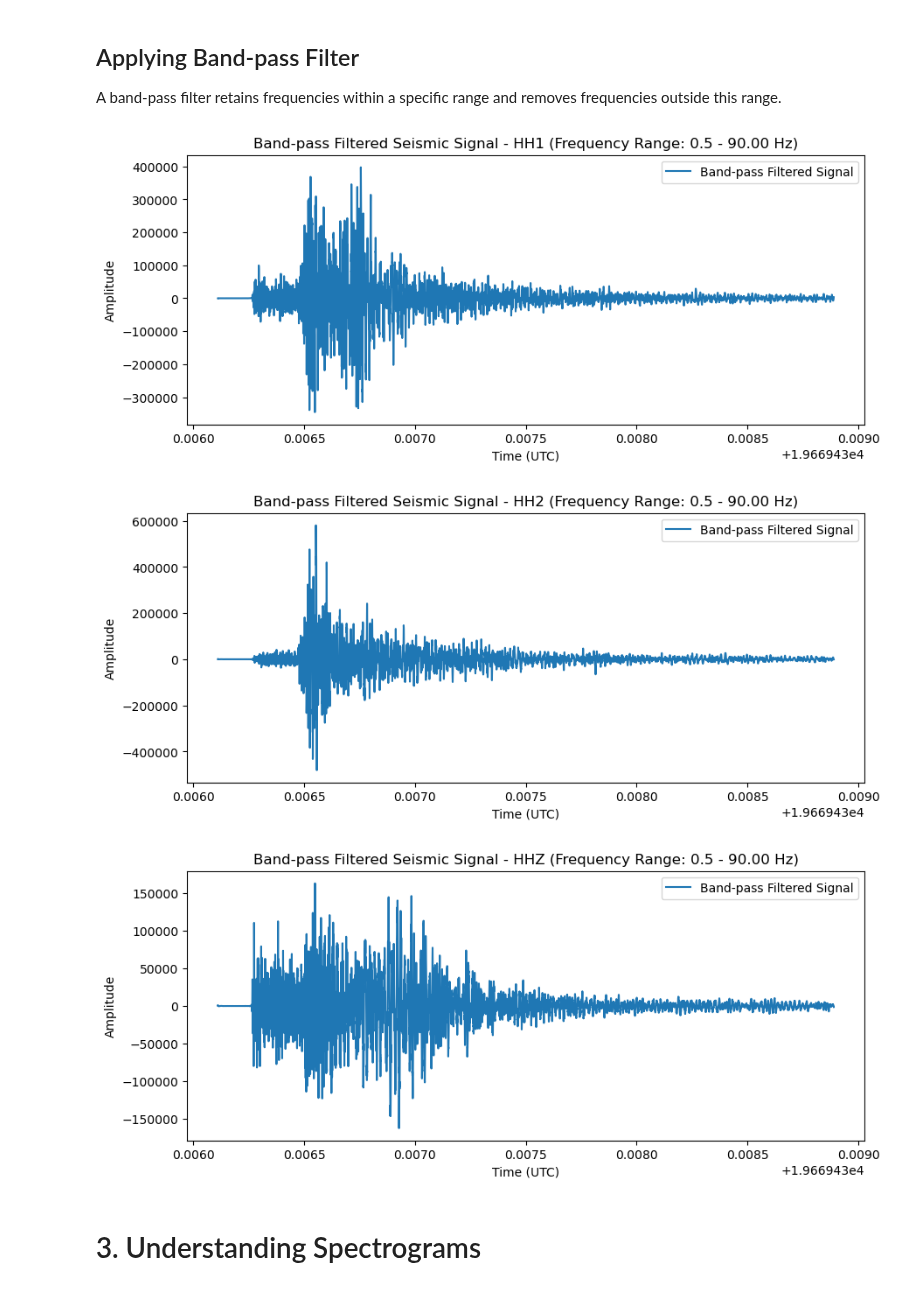
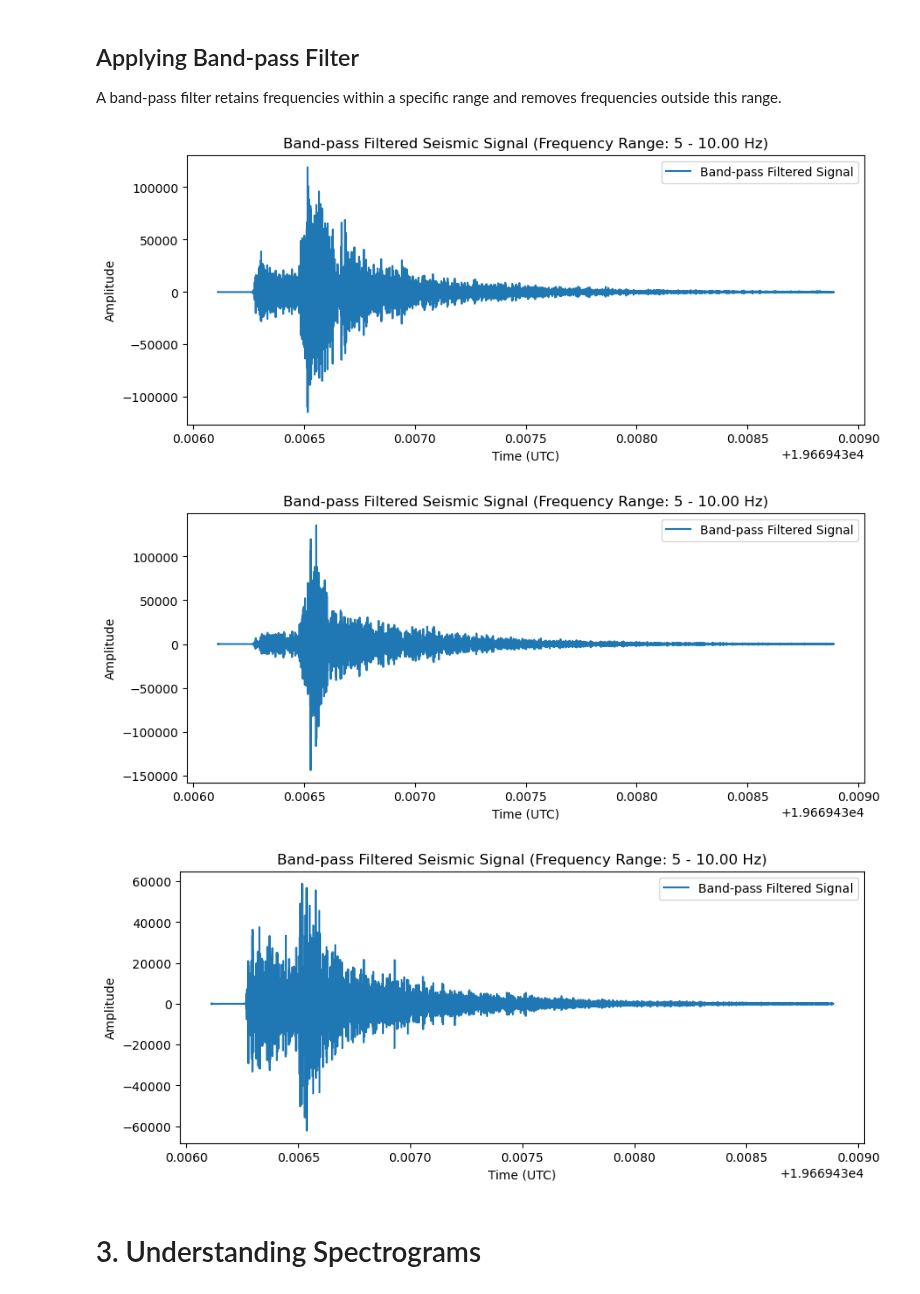
Before and after one commit to EarthScope/GeoLab, a Jupyter notebook: notebooks/Community_Notebooks/SAGE/Signal_Processing.ipynb, the cells around one changed output. Drawn from its saved outputs; the diff is of its cells as text; code cells hidden in the pictures.

```diff
--- a/notebooks/Community_Notebooks/SAGE/Signal_Processing.ipynb
+++ b/notebooks/Community_Notebooks/SAGE/Signal_Processing.ipynb
@@ -94,7 +94,7 @@ A low-pass filter removes high-frequency noise and retains the low-frequency com
 from obspy.signal.filter import lowpass
 
 # Define the cutoff frequency for the low-pass filter
-low_cutoff = 1.0  # Hz
+low_cutoff = 2  # Hz
 
 # Apply the low-pass filter to each trace in the stream
 for tr in stream:
@@ -105,7 +105,7 @@ for tr in stream:
     plt.plot(tr.times("matplotlib"), lowpass_trace, label='Low-pass Filtered Signal')
     plt.xlabel('Time (UTC)')
     plt.ylabel('Amplitude')
-    plt.title(f'Low-pass Filtered Seismic Signal - {tr.stats.channel} (Cutoff Frequency: {low_cutoff} Hz)')
+    plt.title(f'Low-pass Filtered Seismic Signal (Cutoff Frequency: {low_cutoff} Hz)')
     plt.legend()
     plt.show()
 # %% [output]
@@ -130,7 +130,7 @@ for tr in stream:
     plt.plot(tr.times("matplotlib"), highpass_trace, label='High-pass Filtered Signal')
     plt.xlabel('Time (UTC)')
     plt.ylabel('Amplitude')
-    plt.title(f'High-pass Filtered Seismic Signal - {tr.stats.channel} (Cutoff Frequency: {high_cutoff} Hz)')
+    plt.title(f'High-pass Filtered Seismic Signal  (Cutoff Frequency: {high_cutoff} Hz)')
     plt.legend()
     plt.show()
 # %% [output]
@@ -143,30 +143,30 @@ A band-pass filter retains frequencies within a specific range and removes frequ
 # %%
 from obspy.signal.filter import bandpass
 
 # Apply the band-pass filter to each trace in the stream
 for tr in stream:
     # Determine the Nyquist frequency
     nyquist_freq = tr.stats.sampling_rate / 2.0
 
     # Define the frequency range for the band-pass filter
-    freqmin = 0.5  # Minimum frequency
-    freqmax = nyquist_freq * 0.9  # Slightly below Nyquist frequency
+    freqmin = 5  # Minimum frequency
+    freqmax = nyquist_freq * 0.10  # Slightly below Nyquist frequency
 
     # Apply the band-pass filter
     bandpass_trace = bandpass(tr.data, freqmin, freqmax, tr.stats.sampling_rate)
 
     # Plot the band-pass filtered signal
     plt.figure(figsize=(10, 4))
     plt.plot(tr.times("matplotlib"), bandpass_trace, label='Band-pass Filtered Signal')
     plt.xlabel('Time (UTC)')
     plt.ylabel('Amplitude')
-    plt.title(f'Band-pass Filtered Seismic Signal - {tr.stats.channel} (Frequency Range: {freqmin} - {freqmax:.2f} Hz)')
+    plt.title(f'Band-pass Filtered Seismic Signal (Frequency Range: {freqmin} - {freqmax:.2f} Hz)')
     plt.legend()
     plt.show()
 # %% [output]
-[figure, old version]
+[figure, new version]
-[figure, old version]
+[figure, new version]
-[figure, old version]
+[figure, new version]
 # %% [markdown]
 # 3. Understanding Spectrograms
 # %% [markdown]
```
Also changed, not shown: parts of 7 cells of this notebook.
